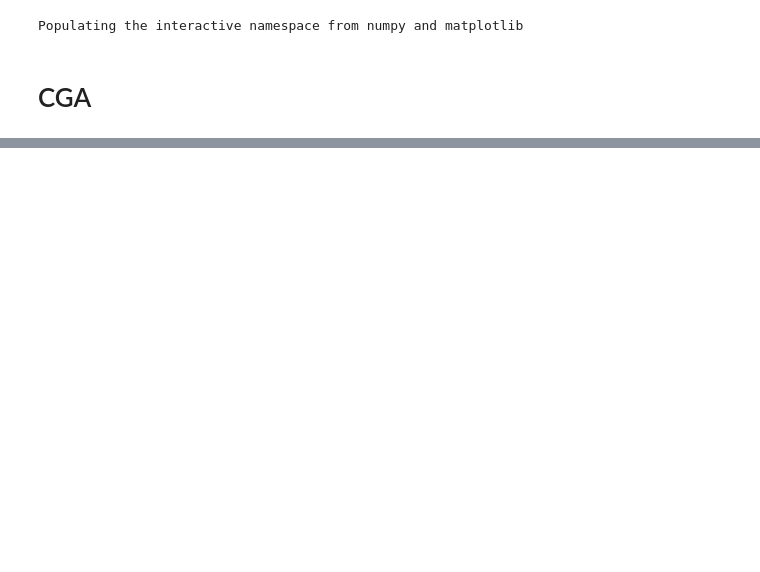
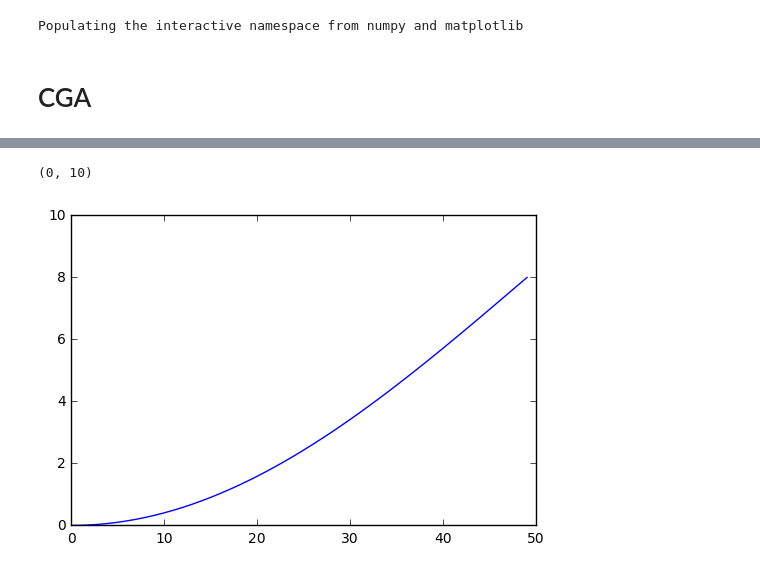
Before and after one commit to tingelst/game, a Jupyter notebook: python/Conformal Cayley.ipynb, the cells around one changed output, grey strips where cells are left out. Cells and saved outputs as stored; diff of their text form; code cells hidden in the pictures; blank space fills up the shorter version.

```diff
--- a/python/Conformal Cayley.ipynb
+++ b/python/Conformal Cayley.ipynb
@@ -75,0 +223,6 @@ B4 + 2 * B2 * w * w + w * w * w * w
+# %%
+plt.plot(4 * (2 * sin(np.linspace(0,pi)/4))**2)
+plt.ylim(0,10)
+# %% [output]
+(0, 10)
+[figure, added]
```
Also changed, not shown: parts of 74 cells of this notebook, 20 other files.
